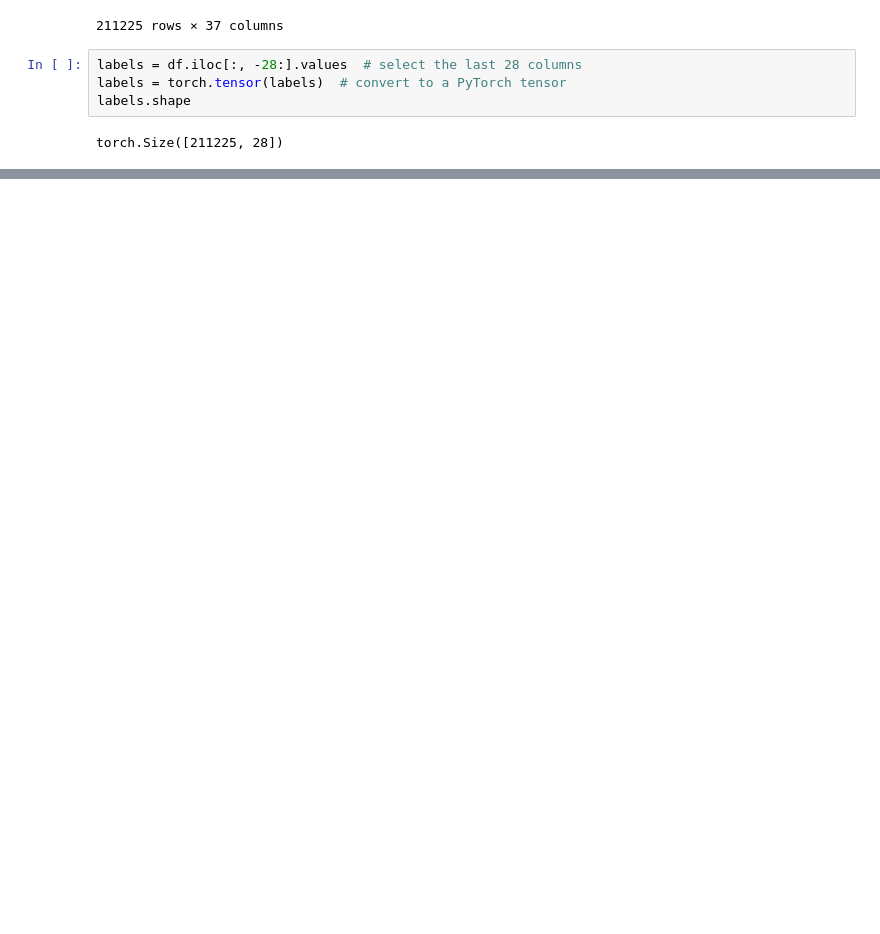
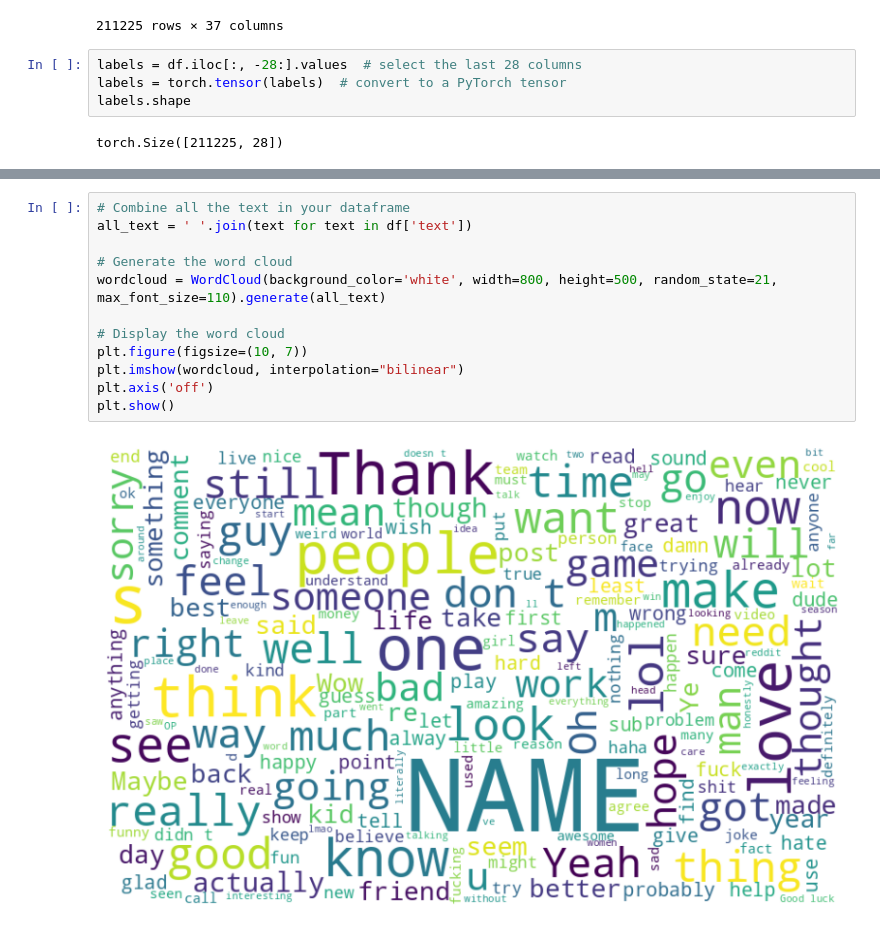
Before and after one commit to chasekenyon/GoEmotion, a Jupyter notebook: GoEmotion Analysis.ipynb, the cells around one changed output, grey strips where cells are left out. Saved outputs shown, nothing was run; the diff lists cells and outputs as text; blank space fills up the shorter version.

```diff
--- a/GoEmotion Analysis.ipynb
+++ b/GoEmotion Analysis.ipynb
@@ -79,0 +78,14 @@ tensor([[    0,   627,  6463,  ...,     1,     1,     1],
+# %%
+# Combine all the text in your dataframe
+all_text = ' '.join(text for text in df['text'])
+
+# Generate the word cloud
+wordcloud = WordCloud(background_color='white', width=800, height=500, random_state=21, max_font_size=110).generate(all_text)
+
+# Display the word cloud
+plt.figure(figsize=(10, 7))
+plt.imshow(wordcloud, interpolation="bilinear")
+plt.axis('off')
+plt.show()
+# %% [output]
+[figure, added]
```
Also changed, not shown: parts of 35 cells of this notebook.
